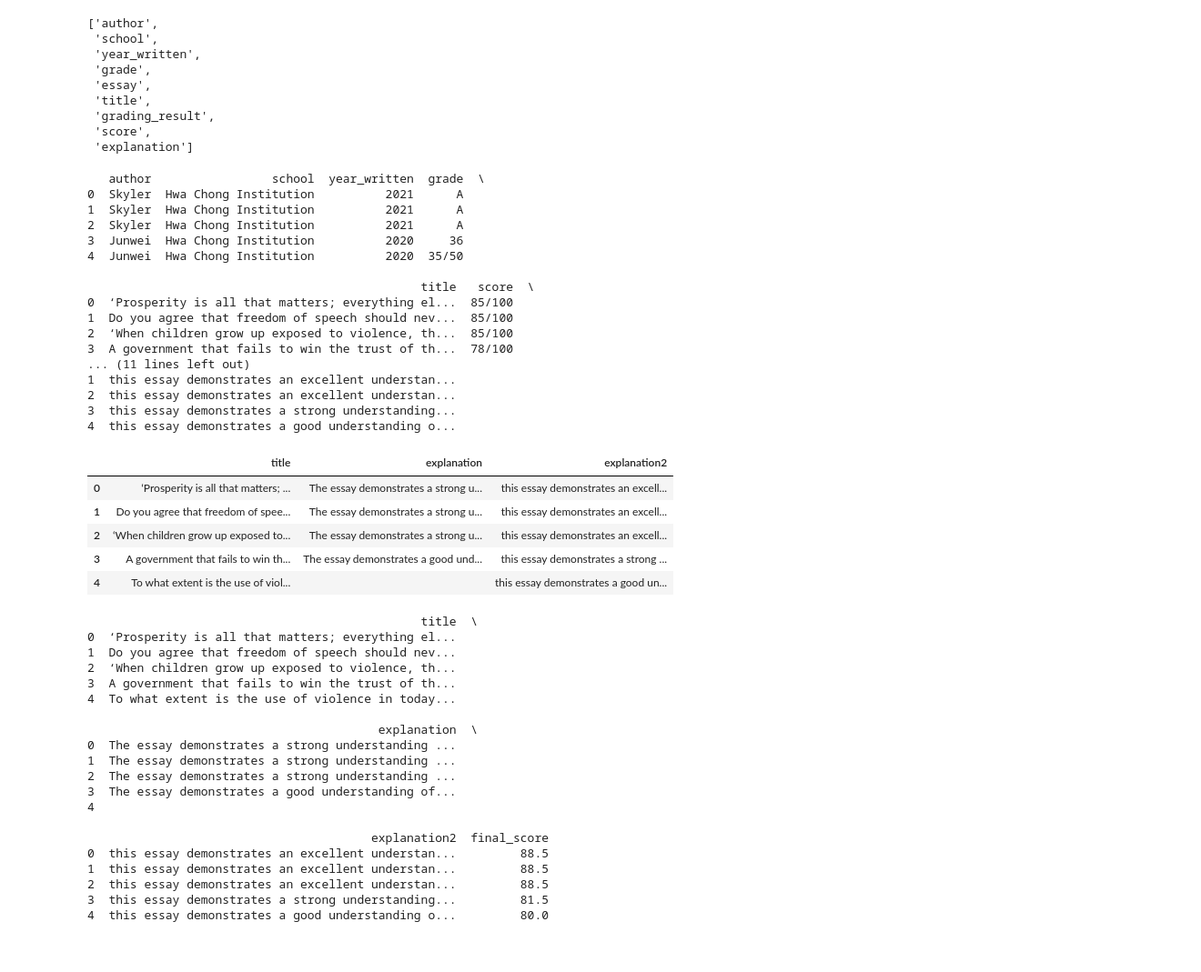
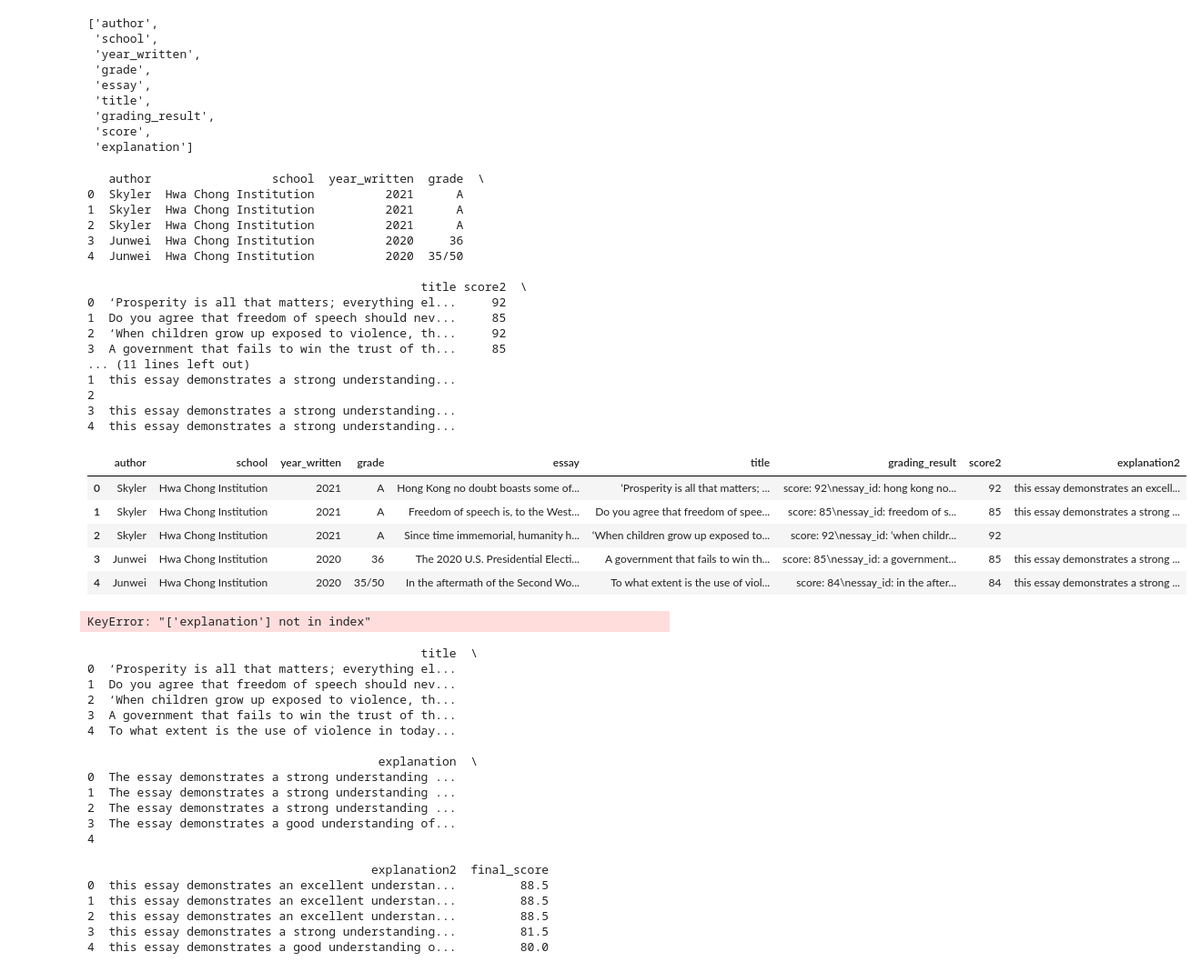
Before and after one commit to graysonjova/BT5153-Essay, a Jupyter notebook: BT5153.ipynb, the cells around one changed output. Shown: that part at 91% size. Saved outputs shown, nothing was run; the diff lists cells and outputs as text; code cells hidden in the pictures.

Commit message:
modify the top_k for groq

```diff
--- a/BT5153.ipynb
+++ b/BT5153.ipynb
@@ -36,7 +36,7 @@ def build_vector_store_from_titles(titles: list, store_path: str = "title_index"
 
 
 # Function 2: Search top titles and return essays
-def get_top_essays_by_title(query_title: str, top_k: int = 2, store_path: str = "title_index") -> dict: #### CHANGE THE int HERE to the number of top essays you want to retrieve
+def get_top_essays_by_title(query_title: str, top_k: int, store_path: str = "title_index") -> dict: #### CHANGE THE int HERE to the number of top essays you want to retrieve
     # Load vector store
     vector_store = FAISS.load_local(store_path, embeddings, allow_dangerous_deserialization=True)
 
@@ -235,7 +243,8 @@ build_vector_store_from_titles(titles)
 #first grading function(gemini)
 def grade_essay(title: str, essay: str, rubric: str, examples: str) -> str:
     prompt = f"""
-You are an experienced educator. Use the following **marking scheme** to grade the student submission out of 100.
+You are an experienced educator.
+Use the following **marking scheme** to grade the student submission out of 100.
 
 Marking Scheme:
 {rubric}
@@ -278,7 +287,7 @@ df5 = df.head(5).copy()
 
 # — grade those five —
 df5["grading_result"] = df5.apply(
-    lambda row: grade_essay(row["title"], row["essay"], rubric, examples= get_top_essays_by_title(row["title"])),
+    lambda row: grade_essay(row["title"], row["essay"], rubric, examples= get_top_essays_by_title(row["title"],top_k = 2)),
     axis=1
 )
 
@@ -323,7 +311,7 @@ list(df5.columns)
 # %%
 #second grading function
 from groq import Groq
-GROQ_API_KEY = "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"
+GROQ_API_KEY = "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"
 #GOOGLE_API_KEY = 'AIzaSyDDmpeOVOZzBne55SLwCslWVxE5doTbfEM'
 client = Groq(api_key=GROQ_API_KEY)
 #client = genai.Client(api_key=GOOGLE_API_KEY)
@@ -371,11 +359,9 @@ def grade_essay2(essay_text: str, essay_title: str, rubric: str, examples: str)
 
 
 
-
-
 # — grade those five —
 df5["grading_result"] = df5.apply(
-    lambda row: grade_essay2(row["title"], row["essay"], rubric, examples= get_top_essays_by_title(row["title"])),
+    lambda row: grade_essay2(row["title"], row["essay"], rubric, examples= get_top_essays_by_title(row["title"],top_k = 1)), # due to the token limit of Llama-3.3-70b-versatile is 6000 TPM (tokens per minute), top_k = 1
     axis=1
 )
 
@@ -392,25 +378,29 @@ print(df5[["author", "school", "year_written", "grade", "title", "score", "expla
 3  Junwei  Hwa Chong Institution          2020     36
 4  Junwei  Hwa Chong Institution          2020  35/50
 
-                                               title   score  \
-0  ‘Prosperity is all that matters; everything el...  85/100
-1  Do you agree that freedom of speech should nev...  85/100
-2  ‘When children grow up exposed to violence, th...  85/100
-3  A government that fails to win the trust of th...  78/100
+                                               title score2  \
+0  ‘Prosperity is all that matters; everything el...     92
+1  Do you agree that freedom of speech should nev...     85
+2  ‘When children grow up exposed to violence, th...     92
+3  A government that fails to win the trust of th...     85
 ... (11 lines left out)
-1  this essay demonstrates an excellent understan...
-2  this essay demonstrates an excellent understan...
+1  this essay demonstrates a strong understanding...
+2
 3  this essay demonstrates a strong understanding...
-4  this essay demonstrates a good understanding o...
+4  this essay demonstrates a strong understanding...
+# %%
+df5
+# %% [output]
+|  | author | school | year_written | grade | essay | title | grading_result | score2 | explanation2 |
+| 0 | Skyler | Hwa Chong Institution | 2021 | A | Hong Kong no doubt boasts some of... | ‘Prosperity is all that matters; ... | score: 92\nessay_id: hong kong no... | 92 | this essay demonstrates an excell... |
+| 1 | Skyler | Hwa Chong Institution | 2021 | A | Freedom of speech is, to the West... | Do you agree that freedom of spee... | score: 85\nessay_id: freedom of s... | 85 | this essay demonstrates a strong ... |
+| 2 | Skyler | Hwa Chong Institution | 2021 | A | Since time immemorial, humanity h... | ‘When children grow up exposed to... | score: 92\nessay_id: ‘when childr... | 92 |  |
+| 3 | Junwei | Hwa Chong Institution | 2020 | 36 | The 2020 U.S. Presidential Electi... | A government that fails to win th... | score: 85\nessay_id: a government... | 85 | this essay demonstrates a strong ... |
+| 4 | Junwei | Hwa Chong Institution | 2020 | 35/50 | In the aftermath of the Second Wo... | To what extent is the use of viol... | score: 84\nessay_id: in the after... | 84 | this essay demonstrates a strong ... |
 # %%
 df5[['title', 'explanation', 'explanation2']]
 # %% [output]
-|  | title | explanation | explanation2 |
-| 0 | ‘Prosperity is all that matters; ... | The essay demonstrates a strong u... | this essay demonstrates an excell... |
-| 1 | Do you agree that freedom of spee... | The essay demonstrates a strong u... | this essay demonstrates an excell... |
-| 2 | ‘When children grow up exposed to... | The essay demonstrates a strong u... | this essay demonstrates an excell... |
-| 3 | A government that fails to win th... | The essay demonstrates a good und... | this essay demonstrates a strong ... |
-| 4 | To what extent is the use of viol... |  | this essay demonstrates a good un... |
+KeyError: "['explanation'] not in index"
 # %%
 #combined score
 df5["score_clean"]  = df5["score"] .str.extract(r"(\d+\.?\d*)")[0].astype(float)
```
Also changed, not shown: parts of 3 cells of this notebook.
